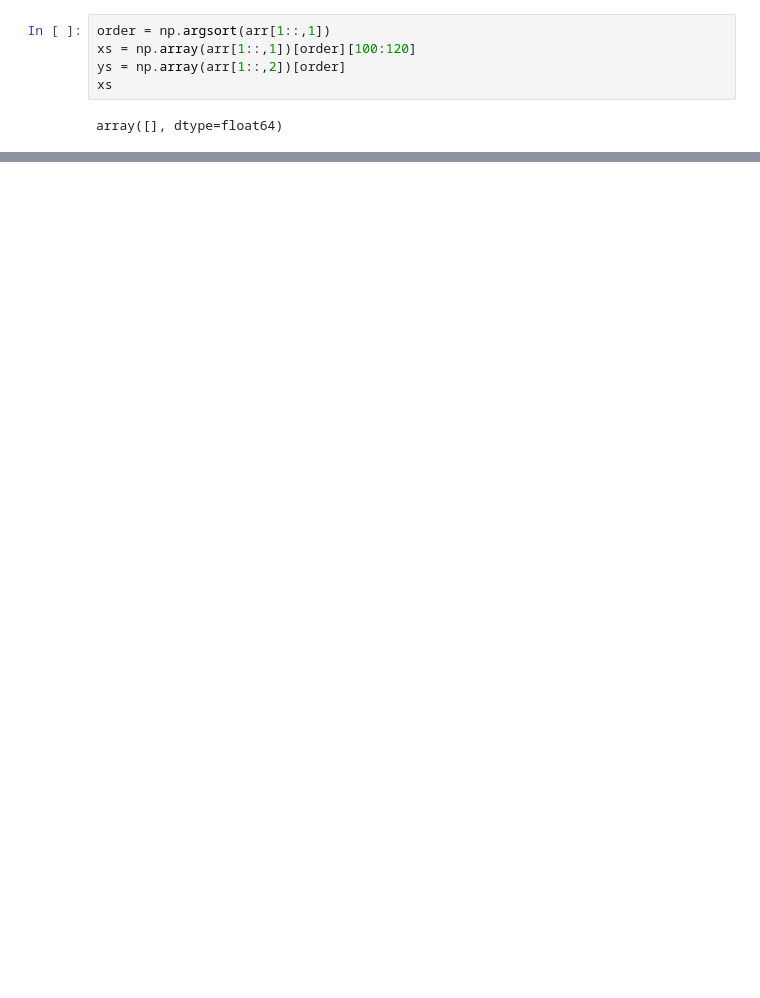
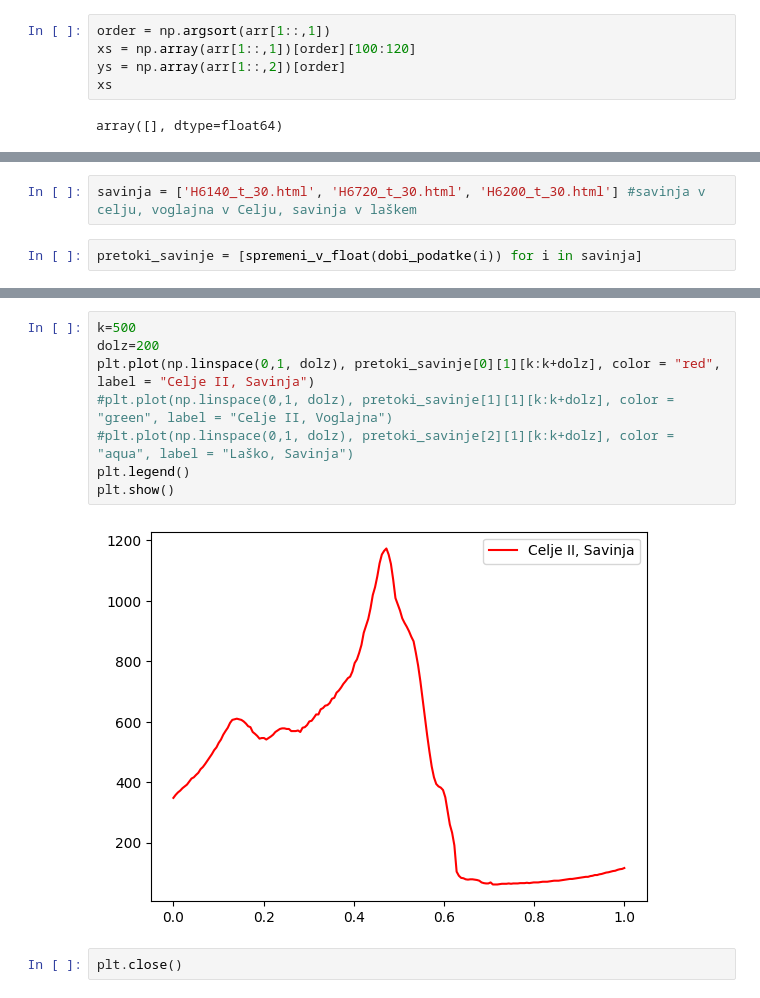
Before and after one commit to ld7426/projektna, a Jupyter notebook: Analiza.ipynb, the cells around one changed output, grey strips where cells are left out. Saved outputs shown, nothing was run; the diff lists cells and outputs as text; blank space fills up the shorter version.

```diff
--- a/Analiza.ipynb
+++ b/Analiza.ipynb
@@ -113,0 +111,4 @@ slovar
+# %%
+savinja = ['H6140_t_30.html', 'H6720_t_30.html', 'H6200_t_30.html'] #savinja v celju, voglajna v Celju, savinja v laškem
+# %%
+pretoki_savinje = [spremeni_v_float(dobi_podatke(i)) for i in savinja]
@@ -113,0 +144,12 @@ slovar
+# %%
+k=500
+dolz=200
+plt.plot(np.linspace(0,1, dolz), pretoki_savinje[0][1][k:k+dolz], color = "red", label = "Celje II, Savinja")
+#plt.plot(np.linspace(0,1, dolz), pretoki_savinje[1][1][k:k+dolz], color = "green", label = "Celje II, Voglajna")
+#plt.plot(np.linspace(0,1, dolz), pretoki_savinje[2][1][k:k+dolz], color = "aqua", label = "Laško, Savinja")
+plt.legend()
+plt.show()
+# %% [output]
+[figure, added]
+# %%
+plt.close()
```
Also changed, not shown: parts of 27 cells of this notebook, 1 other file.
